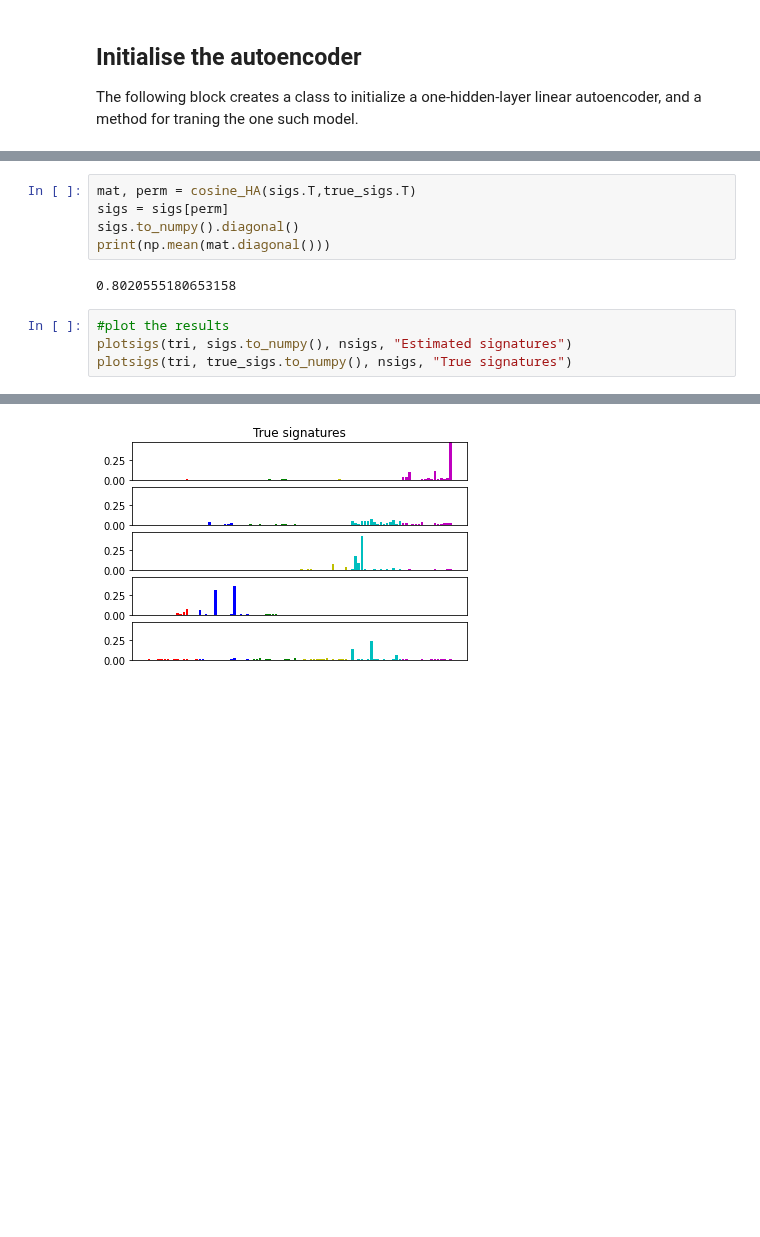
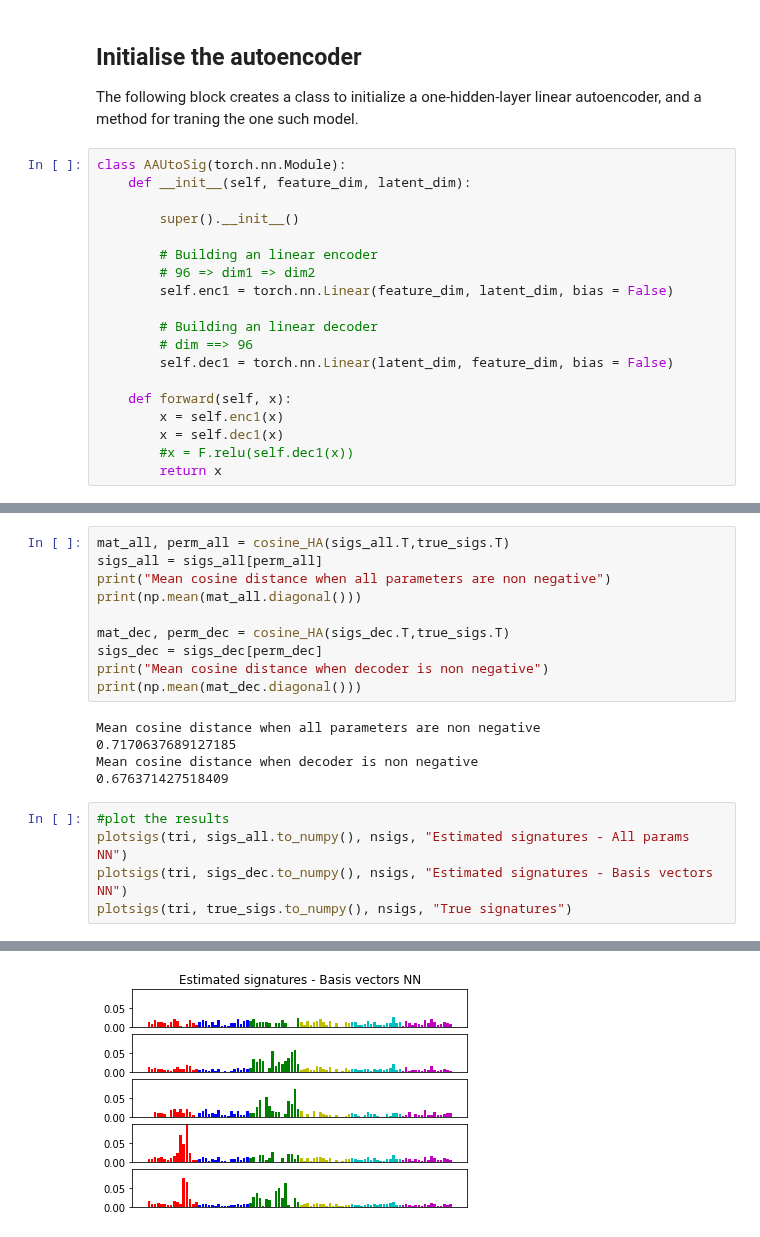
Before and after one commit to CLINDA-AAU/AAUtoSig, a Jupyter notebook: AAUtoSig.ipynb, the cells around one changed output, grey strips where cells are left out. Cells and saved outputs as stored; diff of their text form; blank space fills up the shorter version.

```diff
--- a/AAUtoSig.ipynb
+++ b/AAUtoSig.ipynb
@@ -15,3 +19,22 @@ from AAUtoSig_init import AAUtoSig, train_AAUtoSig
 # %% [markdown]
 ## Initialise the autoencoder
 The following block creates a class to initialize a one-hidden-layer linear autoencoder, and a method for traning the one such model.
+# %%
+class AAUtoSig(torch.nn.Module):
+    def __init__(self, feature_dim, latent_dim):
+
+        super().__init__()
+
+        # Building an linear encoder
+        # 96 => dim1 => dim2
+        self.enc1 = torch.nn.Linear(feature_dim, latent_dim, bias = False)
+
+        # Building an linear decoder
+        # dim ==> 96
+        self.dec1 = torch.nn.Linear(latent_dim, feature_dim, bias = False)
+
+    def forward(self, x):
+        x = self.enc1(x)
+        x = self.dec1(x)
+        #x = F.relu(self.dec1(x))
+        return x
@@ -71,12 +216,21 @@ print(train_loss)
 # %%
-mat, perm = cosine_HA(sigs.T,true_sigs.T)
-sigs = sigs[perm]
-sigs.to_numpy().diagonal()
-print(np.mean(mat.diagonal()))
+mat_all, perm_all = cosine_HA(sigs_all.T,true_sigs.T)
+sigs_all = sigs_all[perm_all]
+print("Mean cosine distance when all parameters are non negative")
+print(np.mean(mat_all.diagonal()))
+
+mat_dec, perm_dec = cosine_HA(sigs_dec.T,true_sigs.T)
+sigs_dec = sigs_dec[perm_dec]
+print("Mean cosine distance when decoder is non negative")
+print(np.mean(mat_dec.diagonal()))
 # %% [output]
-0.8020555180653158
+Mean cosine distance when all parameters are non negative
+0.7170637689127185
+Mean cosine distance when decoder is non negative
+0.676371427518409
 # %%
 #plot the results
-plotsigs(tri, sigs.to_numpy(), nsigs, "Estimated signatures")
+plotsigs(tri, sigs_all.to_numpy(), nsigs, "Estimated signatures - All params NN")
+plotsigs(tri, sigs_dec.to_numpy(), nsigs, "Estimated signatures - Basis vectors NN")
 plotsigs(tri, true_sigs.to_numpy(), nsigs, "True signatures")
 # %% [output]
@@ -84 +238 @@ plotsigs(tri, true_sigs.to_numpy(), nsigs, "True signatures")
-[figure, old version]
+[figure, new version]
```
Also changed, not shown: parts of 5 cells of this notebook, 9 other files.
